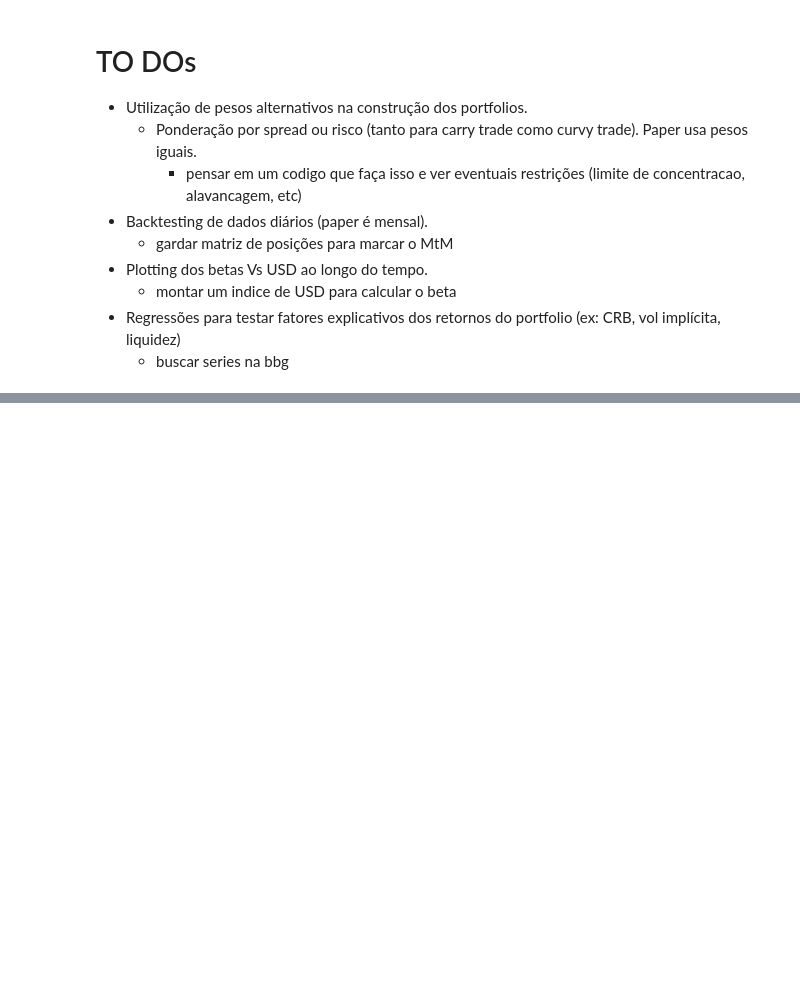
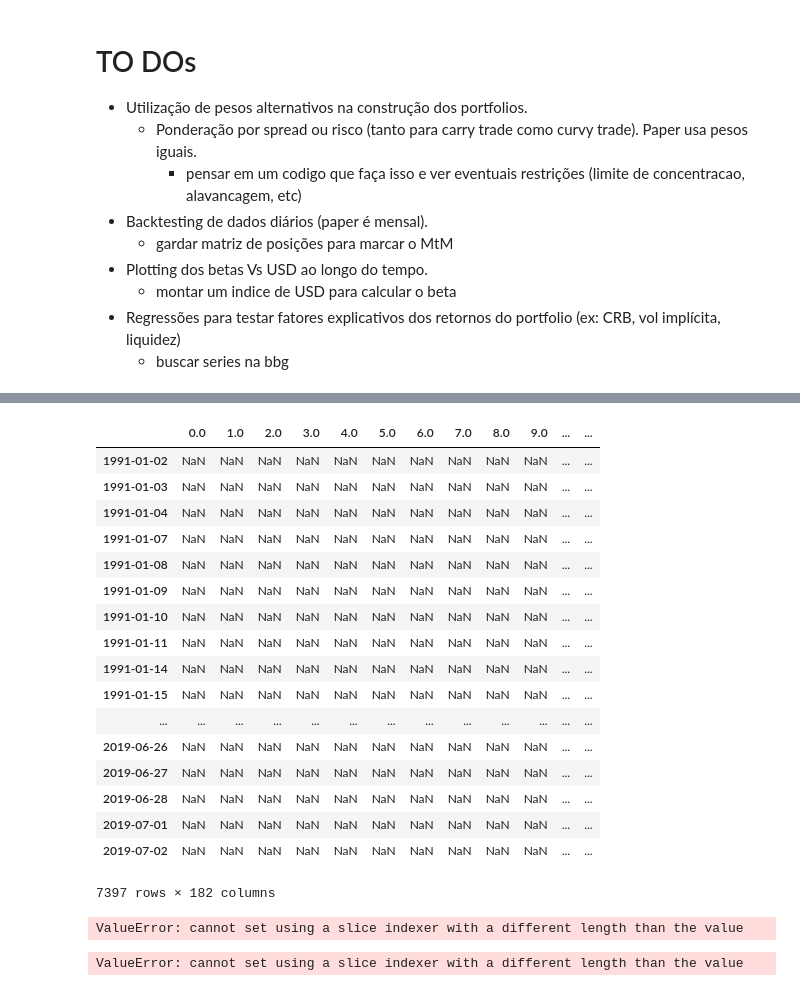
Before and after one commit to fabioyamazumi/curvy_trade, a Jupyter notebook: Curvy_trade05.ipynb, the cells around one changed output, grey strips where cells are left out. Cells and saved outputs as stored; diff of their text form; code cells hidden in the pictures; blank space fills up the shorter version.

```diff
--- a/Curvy_trade05.ipynb
+++ b/Curvy_trade05.ipynb
@@ -1161,0 +1176,10 @@ table03
+# %%
+fwd_dict = {'1W BGN Curncy': 7.0,
+            '2W BGN Curncy': 14.0,
+            '3W BGN Curncy': 21.0,
+            '1M BGN Curncy': 31.0,
+            '2M BGN Curncy': 61.0,
+            '3M BGN Curncy': 91.0,
+            '4M BGN Curncy': 121.0,
+            '5M BGN Curncy': 151.0,
+            '6M BGN Curncy': 181.0}
@@ -1161,0 +1262,3 @@ table03
+# %%
+AUD_daily_fwdpts = consulta_fwdcurve_bbg()
+AUD_daily_fwdpts.head()
@@ -1161,0 +1274,5 @@ table03
+# %%
+#DataFrame with daily fwd points
+daily_calendar = AUD_daily_fwdpts.index
+idx6 = pd.MultiIndex.from_product(iterables=[lista_moedas_aux, daily_calendar])
+df_daily_fwdpts = pd.DataFrame(data=None, index=idx6, columns=AUD_daily_fwdpts.columns)
@@ -1161,0 +1305,27 @@ table03
+# %%
+df_daily_fwdpts.loc[currency]
+# %% [output]
+|  | 0.0 | 1.0 | 2.0 | 3.0 | 4.0 | 5.0 | 6.0 | 7.0 | 8.0 | 9.0 | ... | ... |
+| 1991-01-02 | NaN | NaN | NaN | NaN | NaN | NaN | NaN | NaN | NaN | NaN | ... | ... |
+| 1991-01-03 | NaN | NaN | NaN | NaN | NaN | NaN | NaN | NaN | NaN | NaN | ... | ... |
+| 1991-01-04 | NaN | NaN | NaN | NaN | NaN | NaN | NaN | NaN | NaN | NaN | ... | ... |
+| 1991-01-07 | NaN | NaN | NaN | NaN | NaN | NaN | NaN | NaN | NaN | NaN | ... | ... |
+| 1991-01-08 | NaN | NaN | NaN | NaN | NaN | NaN | NaN | NaN | NaN | NaN | ... | ... |
+| 1991-01-09 | NaN | NaN | NaN | NaN | NaN | NaN | NaN | NaN | NaN | NaN | ... | ... |
+| 1991-01-10 | NaN | NaN | NaN | NaN | NaN | NaN | NaN | NaN | NaN | NaN | ... | ... |
+| 1991-01-11 | NaN | NaN | NaN | NaN | NaN | NaN | NaN | NaN | NaN | NaN | ... | ... |
+| 1991-01-14 | NaN | NaN | NaN | NaN | NaN | NaN | NaN | NaN | NaN | NaN | ... | ... |
+| 1991-01-15 | NaN | NaN | NaN | NaN | NaN | NaN | NaN | NaN | NaN | NaN | ... | ... |
+| ... | ... | ... | ... | ... | ... | ... | ... | ... | ... | ... | ... | ... |
+| 2019-06-26 | NaN | NaN | NaN | NaN | NaN | NaN | NaN | NaN | NaN | NaN | ... | ... |
+| 2019-06-27 | NaN | NaN | NaN | NaN | NaN | NaN | NaN | NaN | NaN | NaN | ... | ... |
+| 2019-06-28 | NaN | NaN | NaN | NaN | NaN | NaN | NaN | NaN | NaN | NaN | ... | ... |
+| 2019-07-01 | NaN | NaN | NaN | NaN | NaN | NaN | NaN | NaN | NaN | NaN | ... | ... |
+| 2019-07-02 | NaN | NaN | NaN | NaN | NaN | NaN | NaN | NaN | NaN | NaN | ... | ... |
+7397 rows × 182 columns
+# %%
+currency = 'CAD'
+list_to_work = list(df_tickers.loc[currency, {'1w','2w','3w','1m','2m','3m','4m','5m','6m'}])
+df_daily_fwdpts.loc[currency] = np.array(consulta_fwdcurve_bbg(list_to_work))
+# %% [output]
+ValueError: cannot set using a slice indexer with a different length than the value
@@ -1161,0 +1334,7 @@ table03
+# %%
+df_daily_fwdpts.loc['AUD'] = np.array(AUD_daily_fwdpts)
+for currency in lista_moedas_aux:
+    list_to_work = list(df_tickers.loc[currency, {'1w','2w','3w','1m','2m','3m','4m','5m','6m'}])
+    df_daily_fwdpts.loc[currency] = np.array(consulta_fwdcurve_bbg(list_to_work))
+# %% [output]
+ValueError: cannot set using a slice indexer with a different length than the value
```
Also changed, not shown: parts of 15 cells of this notebook.
